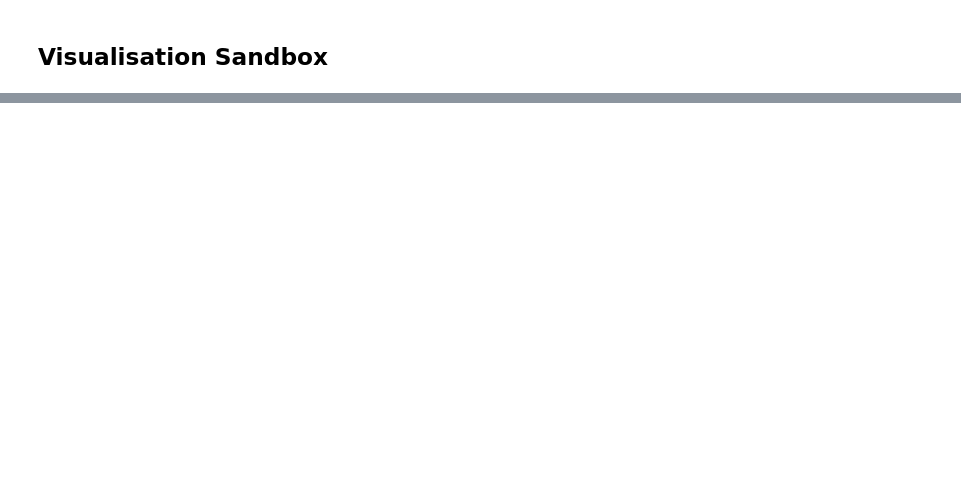
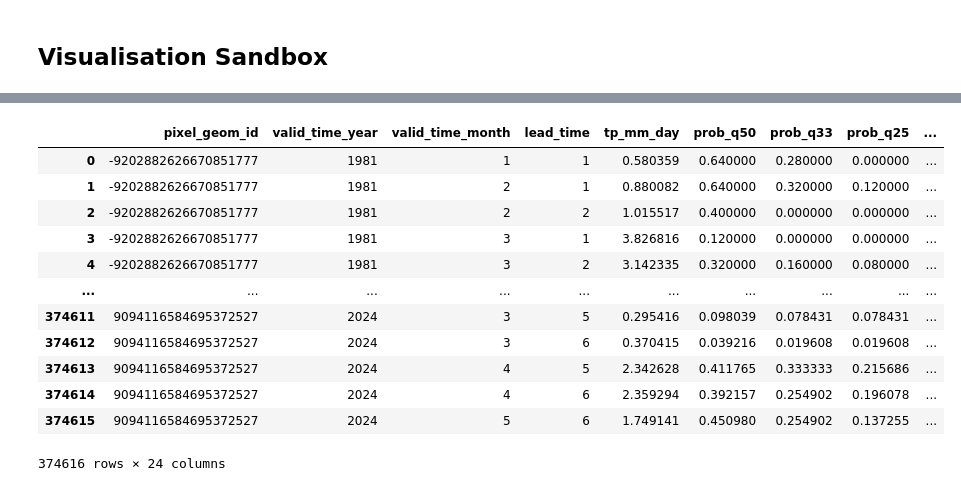
Before and after one commit to OCHA-DAP/ds-mapaction-ecmwf, a Jupyter notebook: notebooks/ecmwf_analysis.ipynb, the cells around one changed output, grey strips where cells are left out. Drawn from its saved outputs; the diff is of its cells as text; code cells hidden in the pictures; blank space fills up the shorter version.

```diff
--- a/notebooks/ecmwf_analysis.ipynb
+++ b/notebooks/ecmwf_analysis.ipynb
@@ -308,0 +328,16 @@ score_df.plot(column="mae", legend=True, cmap='OrRd')
+# %%
+ecmwf_corr_pixel_df
+# %% [output]
+|  | pixel_geom_id | valid_time_year | valid_time_month | lead_time | tp_mm_day | prob_q50 | prob_q33 | prob_q25 | ... |
+| 0 | -9202882626670851777 | 1981 | 1 | 1 | 0.580359 | 0.640000 | 0.280000 | 0.000000 | ... |
+| 1 | -9202882626670851777 | 1981 | 2 | 1 | 0.880082 | 0.640000 | 0.320000 | 0.120000 | ... |
+| 2 | -9202882626670851777 | 1981 | 2 | 2 | 1.015517 | 0.400000 | 0.000000 | 0.000000 | ... |
+| 3 | -9202882626670851777 | 1981 | 3 | 1 | 3.826816 | 0.120000 | 0.000000 | 0.000000 | ... |
+| 4 | -9202882626670851777 | 1981 | 3 | 2 | 3.142335 | 0.320000 | 0.160000 | 0.080000 | ... |
+| ... | ... | ... | ... | ... | ... | ... | ... | ... | ... |
+| 374611 | 9094116584695372527 | 2024 | 3 | 5 | 0.295416 | 0.098039 | 0.078431 | 0.078431 | ... |
+| 374612 | 9094116584695372527 | 2024 | 3 | 6 | 0.370415 | 0.039216 | 0.019608 | 0.019608 | ... |
+| 374613 | 9094116584695372527 | 2024 | 4 | 5 | 2.342628 | 0.411765 | 0.333333 | 0.215686 | ... |
+| 374614 | 9094116584695372527 | 2024 | 4 | 6 | 2.359294 | 0.392157 | 0.254902 | 0.196078 | ... |
+| 374615 | 9094116584695372527 | 2024 | 5 | 6 | 1.749141 | 0.450980 | 0.254902 | 0.137255 | ... |
+374616 rows × 24 columns
```
Also changed, not shown: parts of 12 cells of this notebook, 10 other files.
